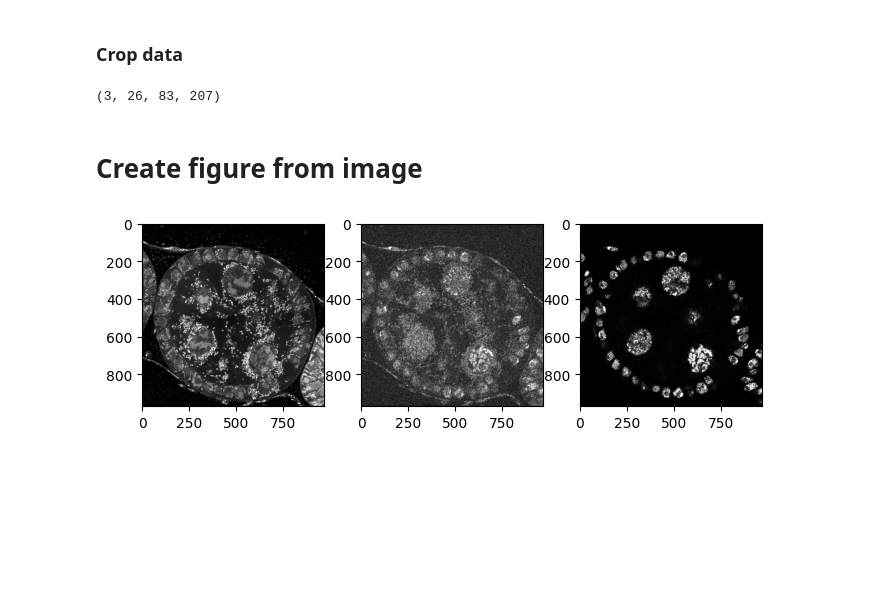
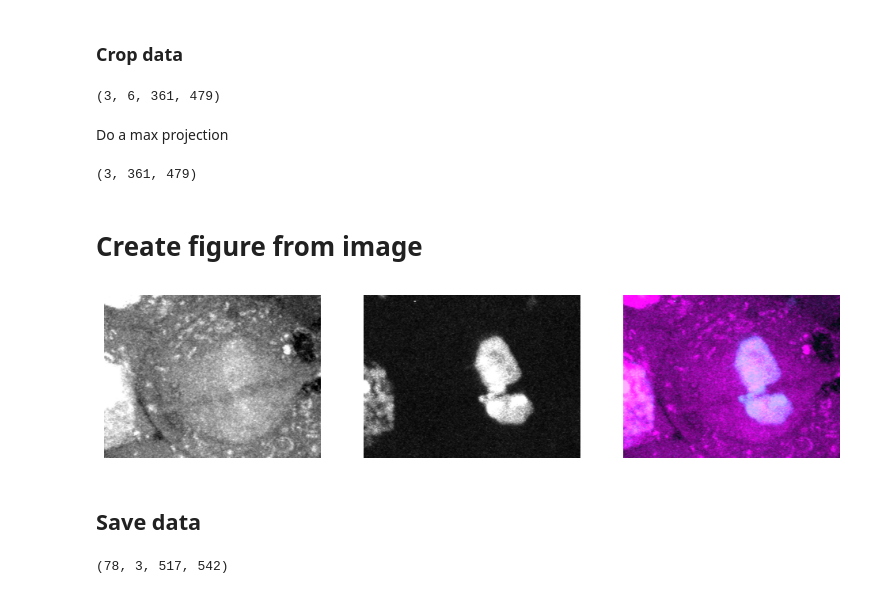
Before and after one commit to nunopimpaomartins/airyscan-czi-subset, a Jupyter notebook: notebooks/notebook_load_zarr_data_napari.ipynb, the cells around one changed output. Cells and saved outputs as stored; diff of their text form; code cells hidden in the pictures; blank space fills up the shorter version.

Commit message:
add functions to crop images, create rgb composites and plot images for easier saving

```diff
--- a/notebooks/notebook_load_zarr_data_napari.ipynb
+++ b/notebooks/notebook_load_zarr_data_napari.ipynb
@@ -83,17 +210,16 @@ viewer.layers[str(viewer.layers[2])].contrast_limits=(0, 150)
 ### Crop data
 # %%
 # roi_start = [1159, 429] #dims: y, x
-roi_start = [167, 1512, 1574] # dims: z, y, x
+roi_start = [37, 1067, 1302] # dims: z, y, x
 # roi_end = [1454, 1001] #dims: y, x
-roi_end = [193, 1595, 1781] # dims: z, y, x
+roi_end = [43, 1428, 1781] # dims: z, y, x
 # %%
 # image_crop = image_array.compute()
 # print(image_crop.shape)
-# image_crop = image_array[..., roi_start[0]:roi_end[0], roi_start[1]:roi_end[1]] #crop full z stack
-image_crop = image_array[..., roi_start[0]:roi_end[0], roi_start[1]:roi_end[1], roi_start[2]:roi_end[2]] #crop stack (including z)
+image_crop = crop_image(image_array, roi_start, roi_end)
 print(image_crop.shape)
 # %% [output]
-(3, 26, 83, 207)
+(3, 6, 361, 479)
 # %%
 viewer = napari.Viewer()
 layer1 = viewer.add_image(image_crop[0], colormap='magenta')
@@ -101,35 +227,23 @@ layer2 = viewer.add_image(image_crop[1], colormap='green')
 layer3 = viewer.add_image(image_crop[2], colormap='bop blue')
 # %%
 for item in viewer.layers: viewer.layers[str(item)].contrast_limits=(0,1500)
+# %% [markdown]
+Do a max projection
+# %%
+max_projection = max_z_projection(image_crop)
+print(max_projection.shape)
+# %% [output]
+(3, 361, 479)
 # %% [markdown]
 # Create figure from image
-# %%
-plt.figure(figsize=(8,8))
-plt.subplot(1,3,1)
-plt.imshow(
-    image[0],
-    cmap='gray',
-    vmin=np.percentile(image[0], 1),
-    vmax=np.percentile(image[0], 99),
-)
-
-plt.subplot(1,3,2)
-plt.imshow(
-    image[1],
-    cmap='gray',
-    vmin=np.percentile(image[1], 1),
-    vmax=np.percentile(image[1], 99),
-)
-plt.subplot(1,3,3)
-plt.imshow(
-    image[2],
-    cmap='gray',
-    vmin=np.percentile(image[2], 1),
-    vmax=np.percentile(image[2], 99),
-)
-plt.show()
-# %% [output]
-[figure, removed]
+# %%
+# to remove green channel
+# max_projection[1] = np.zeros_like(max_projection[1])
+plot_images(max_projection, False)
+# %% [output]
+[figure, added]
+# %% [markdown]
+## Save data
 # %%
 from tifffile import imwrite
 # %%
@@ -137,6 +251,11 @@ save_path = Path('/mnt/Data/nuno_martins/Image_data/ExM_processed_data/test_imag
 if not save_path.exists():
     save_path.mkdir(parents=True)
 # %%
+image = image_crop.compute()
 image = np.clip(image, 0, 2**16-1)
 image = image.astype(np.uint16)
+image = np.moveaxis(image, 0, 1)
+print(image.shape)
+# %% [output]
+(78, 3, 517, 542)
 # %%
```
Also changed, not shown: parts of 16 cells of this notebook.
